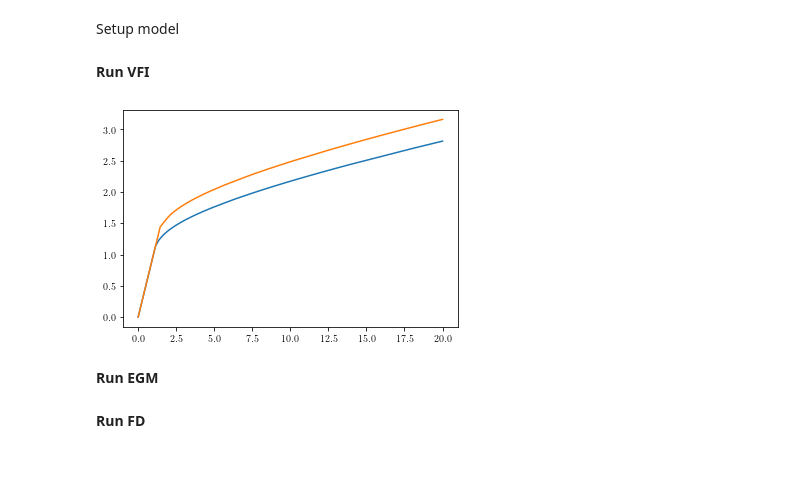
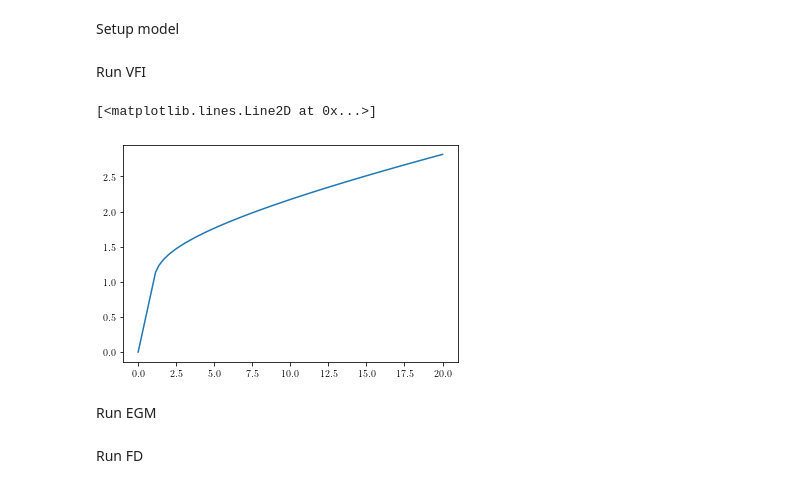
Before and after one commit to madsankern/DynamicProgramming, a Jupyter notebook: solve_1d_model.ipynb, the cells around one changed output. Saved outputs shown, nothing was run; the diff lists cells and outputs as text; code cells hidden in the pictures.

```diff
--- a/solve_1d_model.ipynb
+++ b/solve_1d_model.ipynb
@@ -15,6 +15,7 @@ import time # For timing speed
 
 plt.rc('font', family='serif')
 plt.rc('text', usetex=True)
+plt.rc('axes', axisbelow=True)
 # %% [output]
 The autoreload extension is already loaded. To reload it, use:
   %reload_ext autoreload
@@ -32,13 +33,13 @@ model.setup()
 model.create_grids()
 
 # Setup eta value
-val = 2.0
+val = 1.0
 model.par.eta = val
 # %% [markdown]
 **Finite Difference**
 # %%
 # Solve model
-model.par.Nm = 500
+model.par.Nm = 10000
 model.create_grids()
 model.solve_fd()
 
@@ -47,7 +48,7 @@ fig = plt.figure(figsize=(6,4))
 ax = fig.add_subplot(1,1,1)
 
 # Settings
-ax.grid(b=True, which = 'major', linestyle='-', linewidth=0.5, color='0.7')
+ax.grid(b=True, which = 'major', linestyle='-', linewidth=0.5, color='0.9')
 ax.set_xlim([0.0,20])
 ax.set_ylim([1.0,3.5])
 ax.set_xlabel(r'Cash on Hand, $m_t$', size=13)
@@ -94,12 +97,14 @@ plt.savefig('figs/egm_1d_policy.pdf')
 Setup model
 # %%
 # Maximum grid points is 4000 right now
-max_nr = 3500
+max_nr = 6000
 m_max = 20
 
-# grid = [200, 400, 800, 1000, 1000, 1500, 2000, 2500, 3000, 4000, 5000, 6000, 7000]
+# Setup eta value
+val = 1.0
+model.par.eta = val
-# %% [markdown]
-**Run VFI**
+# %% [markdown]
+Run VFI
 # %%
 # Compute policy functions
 model.par.Nm = max_nr # Set number
@@ -112,13 +117,12 @@ c_vfi_tr = model.sol_vfi.c
 # Save fine asset grid for later interpolation
 m_vfi_tr = model.par.grid_m
 # %%
-plt.plot(m_vfi_tr, c_vfi_tr[0])
-plt.plot(m_vfi_tr, c_vfi_tr[1])
-plt.show()
+plt.plot(m_vfi_tr, c_vfi_tr[0,:])
 # %% [output]
+[<matplotlib.lines.Line2D at 0x...>]
-[figure, old version]
+[figure, new version]
-# %% [markdown]
-**Run EGM**
+# %% [markdown]
+Run EGM
 # %%
 # Compute policy functions
 model.par.Na = max_nr-1 # Set number
@@ -130,8 +134,8 @@ c_egm_tr = model.sol_egm.c
 
 # Save fine asset grid for later interpolation
 m_egm_tr = model.sol_egm.m
-# %% [markdown]
-**Run FD**
+# %% [markdown]
+Run FD
 # %%
 # Compute policy functions
 model.par.Nm = max_nr
```
Also changed, not shown: parts of 16 cells of this notebook.
